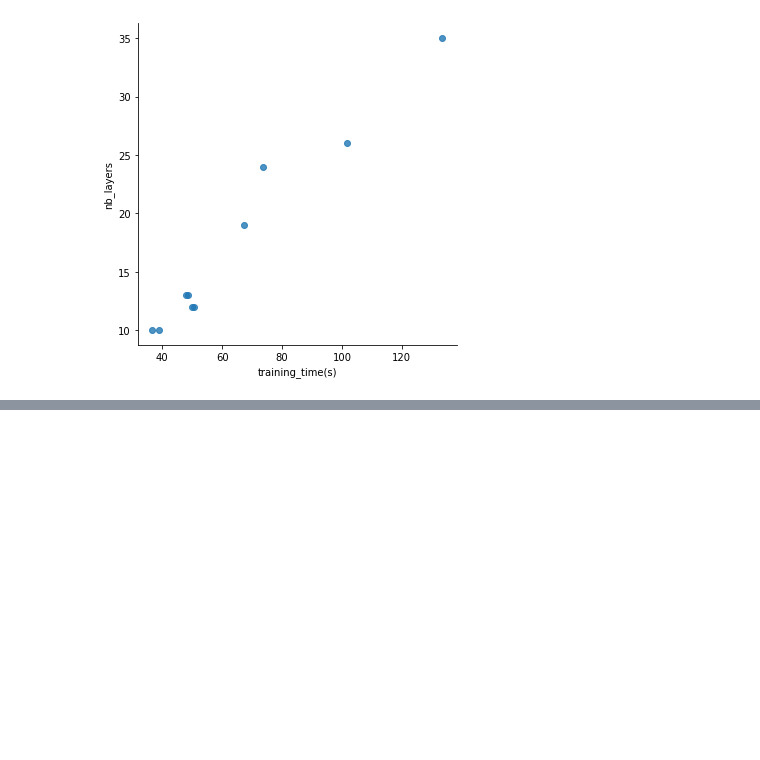
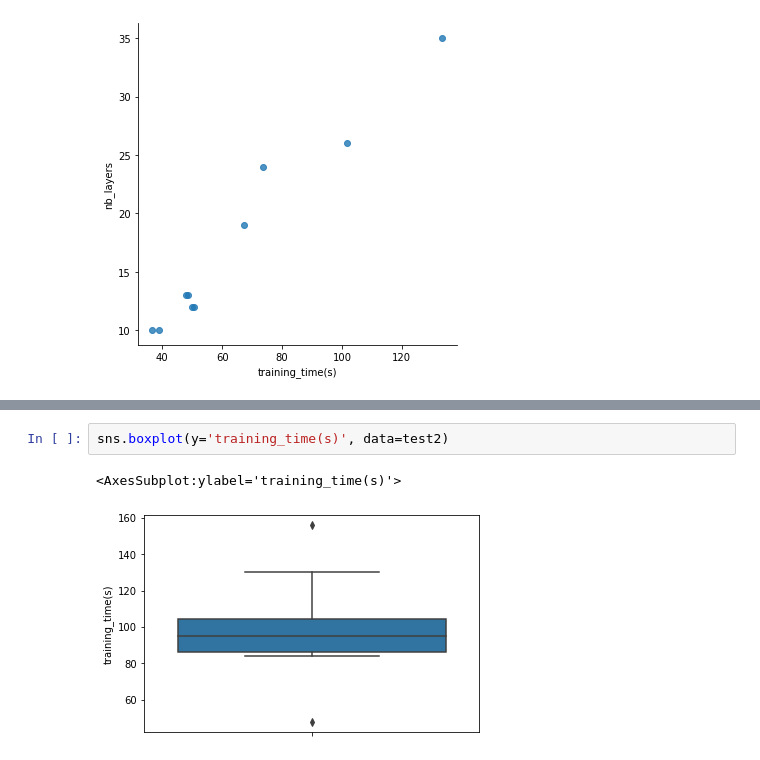
Before and after one commit to AntoineGr1/Memoire_code, a Jupyter notebook: Analyse_resnet_gen_result.ipynb, the cells around one changed output, grey strips where cells are left out. Cells and saved outputs as stored; diff of their text form; blank space fills up the shorter version.

```diff
--- a/Analyse_resnet_gen_result.ipynb
+++ b/Analyse_resnet_gen_result.ipynb
@@ -86,0 +123,5 @@ sns.lmplot(
+# %%
+sns.boxplot(y='training_time(s)', data=test2)
+# %% [output]
+<AxesSubplot:ylabel='training_time(s)'>
+[figure, added]
```
Also changed, not shown: parts of 8 cells of this notebook, 33 other files.
